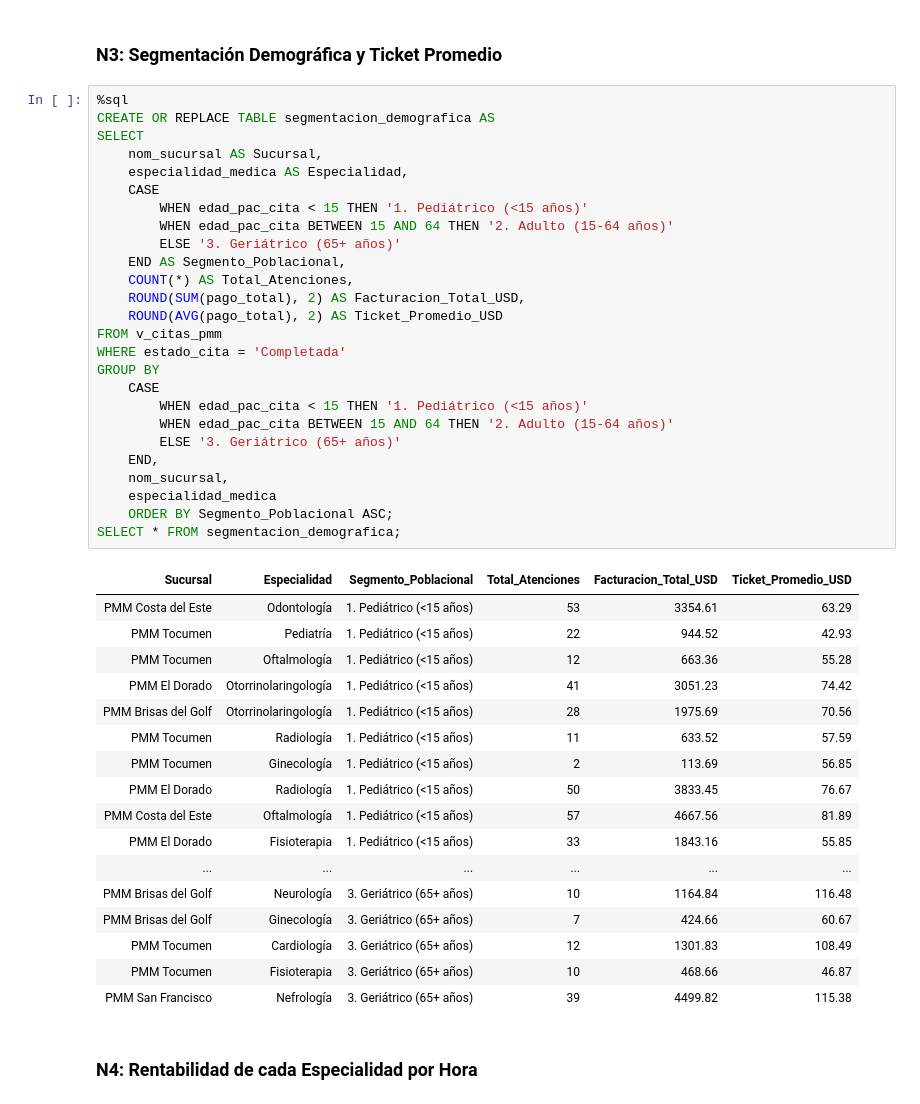
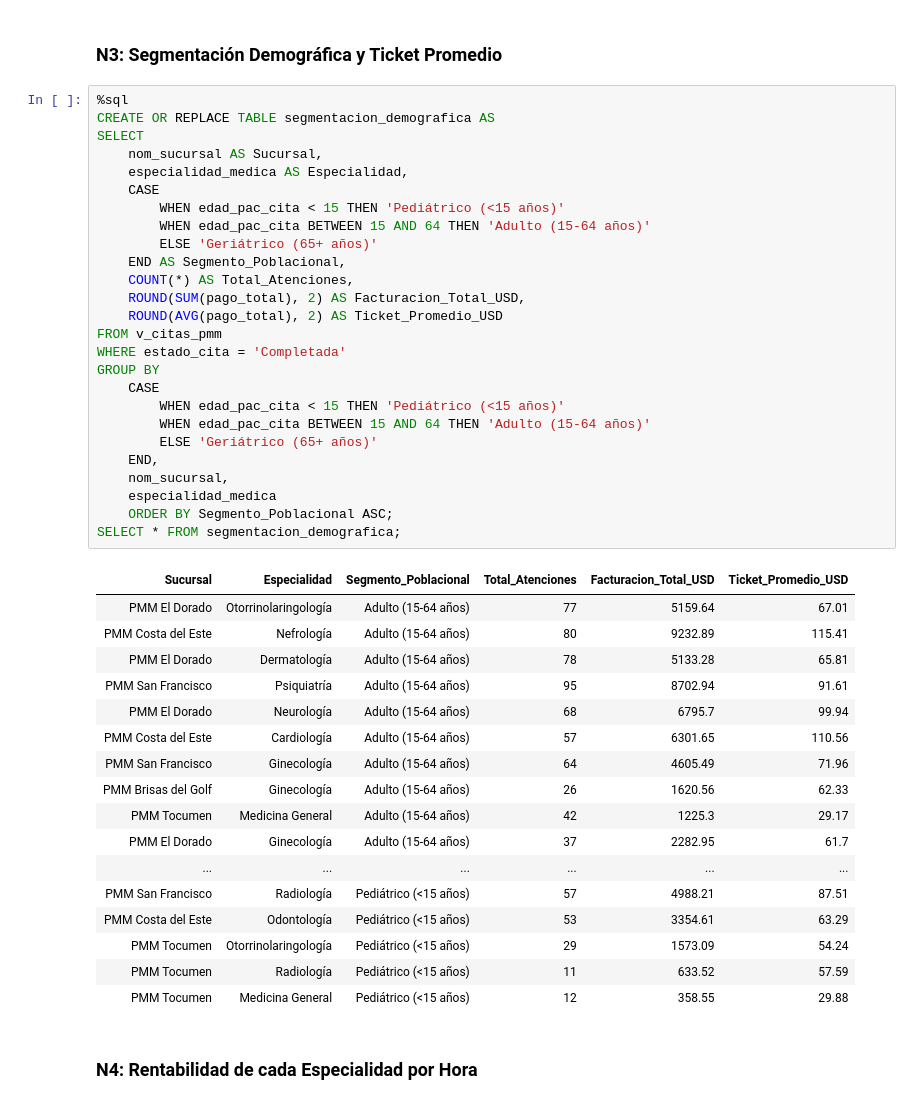
Before and after one commit to Akaru0/Panama-Metropolitan-Medical---Proyecto-Databricks, a Jupyter notebook: 04_analisis_sql.ipynb, the cells around one changed output. Drawn from its saved outputs; the diff is of its cells as text.

```diff
--- a/04_analisis_sql.ipynb
+++ b/04_analisis_sql.ipynb
@@ -85,47 +85,47 @@ SELECT * FROM cancelacion_sucursal;
 # %%
 %sql
 CREATE OR REPLACE TABLE segmentacion_demografica AS
 SELECT
     nom_sucursal AS Sucursal,
     especialidad_medica AS Especialidad,
     CASE
-        WHEN edad_pac_cita < 15 THEN '1. Pediátrico (<15 años)'
-        WHEN edad_pac_cita BETWEEN 15 AND 64 THEN '2. Adulto (15-64 años)'
-        ELSE '3. Geriátrico (65+ años)'
+        WHEN edad_pac_cita < 15 THEN 'Pediátrico (<15 años)'
+        WHEN edad_pac_cita BETWEEN 15 AND 64 THEN 'Adulto (15-64 años)'
+        ELSE 'Geriátrico (65+ años)'
     END AS Segmento_Poblacional,
     COUNT(*) AS Total_Atenciones,
     ROUND(SUM(pago_total), 2) AS Facturacion_Total_USD,
     ROUND(AVG(pago_total), 2) AS Ticket_Promedio_USD
 FROM v_citas_pmm
 WHERE estado_cita = 'Completada'
 GROUP BY
     CASE
-        WHEN edad_pac_cita < 15 THEN '1. Pediátrico (<15 años)'
-        WHEN edad_pac_cita BETWEEN 15 AND 64 THEN '2. Adulto (15-64 años)'
-        ELSE '3. Geriátrico (65+ años)'
+        WHEN edad_pac_cita < 15 THEN 'Pediátrico (<15 años)'
+        WHEN edad_pac_cita BETWEEN 15 AND 64 THEN 'Adulto (15-64 años)'
+        ELSE 'Geriátrico (65+ años)'
     END,
     nom_sucursal,
     especialidad_medica
     ORDER BY Segmento_Poblacional ASC;
 SELECT * FROM segmentacion_demografica;
 # %% [output]
 | Sucursal | Especialidad | Segmento_Poblacional | Total_Atenciones | Facturacion_Total_USD | Ticket_Promedio_USD |
-| PMM Costa del Este | Odontología | 1. Pediátrico (<15 años) | 53 | 3354.61 | 63.29 |
-| PMM Tocumen | Pediatría | 1. Pediátrico (<15 años) | 22 | 944.52 | 42.93 |
-| PMM Tocumen | Oftalmología | 1. Pediátrico (<15 años) | 12 | 663.36 | 55.28 |
-| PMM El Dorado | Otorrinolaringología | 1. Pediátrico (<15 años) | 41 | 3051.23 | 74.42 |
-| PMM Brisas del Golf | Otorrinolaringología | 1. Pediátrico (<15 años) | 28 | 1975.69 | 70.56 |
-| PMM Tocumen | Radiología | 1. Pediátrico (<15 años) | 11 | 633.52 | 57.59 |
-| PMM Tocumen | Ginecología | 1. Pediátrico (<15 años) | 2 | 113.69 | 56.85 |
-| PMM El Dorado | Radiología | 1. Pediátrico (<15 años) | 50 | 3833.45 | 76.67 |
-| PMM Costa del Este | Oftalmología | 1. Pediátrico (<15 años) | 57 | 4667.56 | 81.89 |
-| PMM El Dorado | Fisioterapia | 1. Pediátrico (<15 años) | 33 | 1843.16 | 55.85 |
+| PMM El Dorado | Otorrinolaringología | Adulto (15-64 años) | 77 | 5159.64 | 67.01 |
+| PMM Costa del Este | Nefrología | Adulto (15-64 años) | 80 | 9232.89 | 115.41 |
+| PMM El Dorado | Dermatología | Adulto (15-64 años) | 78 | 5133.28 | 65.81 |
+| PMM San Francisco | Psiquiatría | Adulto (15-64 años) | 95 | 8702.94 | 91.61 |
+| PMM El Dorado | Neurología | Adulto (15-64 años) | 68 | 6795.7 | 99.94 |
+| PMM Costa del Este | Cardiología | Adulto (15-64 años) | 57 | 6301.65 | 110.56 |
+| PMM San Francisco | Ginecología | Adulto (15-64 años) | 64 | 4605.49 | 71.96 |
+| PMM Brisas del Golf | Ginecología | Adulto (15-64 años) | 26 | 1620.56 | 62.33 |
+| PMM Tocumen | Medicina General | Adulto (15-64 años) | 42 | 1225.3 | 29.17 |
+| PMM El Dorado | Ginecología | Adulto (15-64 años) | 37 | 2282.95 | 61.7 |
 | ... | ... | ... | ... | ... | ... |
-| PMM Brisas del Golf | Neurología | 3. Geriátrico (65+ años) | 10 | 1164.84 | 116.48 |
-| PMM Brisas del Golf | Ginecología | 3. Geriátrico (65+ años) | 7 | 424.66 | 60.67 |
-| PMM Tocumen | Cardiología | 3. Geriátrico (65+ años) | 12 | 1301.83 | 108.49 |
-| PMM Tocumen | Fisioterapia | 3. Geriátrico (65+ años) | 10 | 468.66 | 46.87 |
-| PMM San Francisco | Nefrología | 3. Geriátrico (65+ años) | 39 | 4499.82 | 115.38 |
+| PMM San Francisco | Radiología | Pediátrico (<15 años) | 57 | 4988.21 | 87.51 |
+| PMM Costa del Este | Odontología | Pediátrico (<15 años) | 53 | 3354.61 | 63.29 |
+| PMM Tocumen | Otorrinolaringología | Pediátrico (<15 años) | 29 | 1573.09 | 54.24 |
+| PMM Tocumen | Radiología | Pediátrico (<15 años) | 11 | 633.52 | 57.59 |
+| PMM Tocumen | Medicina General | Pediátrico (<15 años) | 12 | 358.55 | 29.88 |
 # %% [markdown]
 ### N4: Rentabilidad de cada Especialidad por Hora
 # %%
```
Also changed, not shown: parts of 9 cells of this notebook, 2 other files.
